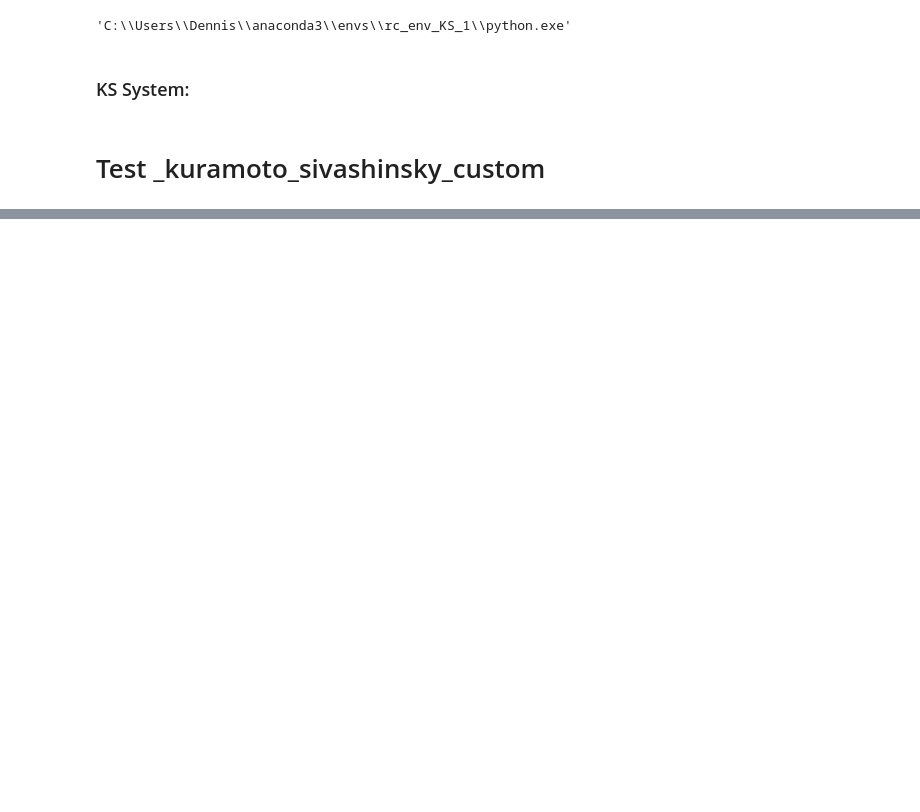
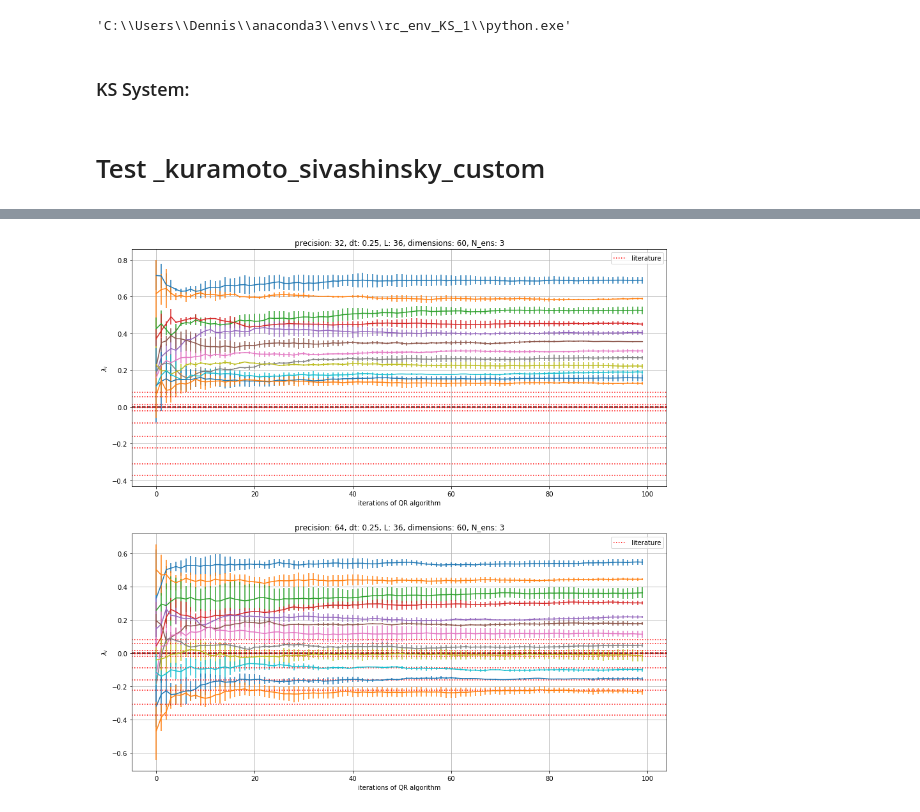
Before and after one commit to baurse/rescomp, a Jupyter notebook: bin/lyapunov_exponents_testing/Lyapunov Exponents_KS_test.ipynb, the cells around one changed output, grey strips where cells are left out. Saved outputs shown, nothing was run; the diff lists cells and outputs as text; code cells hidden in the pictures; blank space fills up the shorter version.

```diff
--- a/bin/lyapunov_exponents_testing/Lyapunov Exponents_KS_test.ipynb
+++ b/bin/lyapunov_exponents_testing/Lyapunov Exponents_KS_test.ipynb
@@ -313,0 +228,9 @@ print(rescomp.measures.KY_dimension(lyapunov_exp))
+# %%
+dt = 0.25
+N = 100# 10
+tau = 2000
+T = 2
+eps = 1e-6
+m = 12
+system_size = 36
+dimensions = 60
@@ -313,0 +269,27 @@ print(rescomp.measures.KY_dimension(lyapunov_exp))
+# %%
+plt.figure(figsize=(15,15))
+
+j = 0
+
+for prec, val in out_dict.items():
+
+    plt.subplot(2, 1, j+1)
+    plt.title(f"precision: {prec}, dt: {dt}, L: {system_size}, dimensions: {dimensions}, N_ens: {N_ens}")
+    plt.grid()
+    avg = val.mean(axis=0)
+    error = val.std(axis=0)
+    for dim in range(m):
+        plt.errorbar(x=np.arange(N), y=avg[:, dim], yerr=error[:, dim])
+    plt.xlabel("iterations of QR algorithm")
+    plt.ylabel(r"$\lambda_i$")
+    plt.axhline(0, c="k", linestyle ="--")
+    for i, y in enumerate(lyapunov_exp_literature):
+        if i == 0:
+            plt.axhline(y, c="r", linestyle=":", label="literature")
+        else:
+            plt.axhline(y, c="r", linestyle=":")
+
+    plt.legend()
+    j += 1
+# %% [output]
+[figure, added]
```
Also changed, not shown: parts of 23 cells of this notebook.
